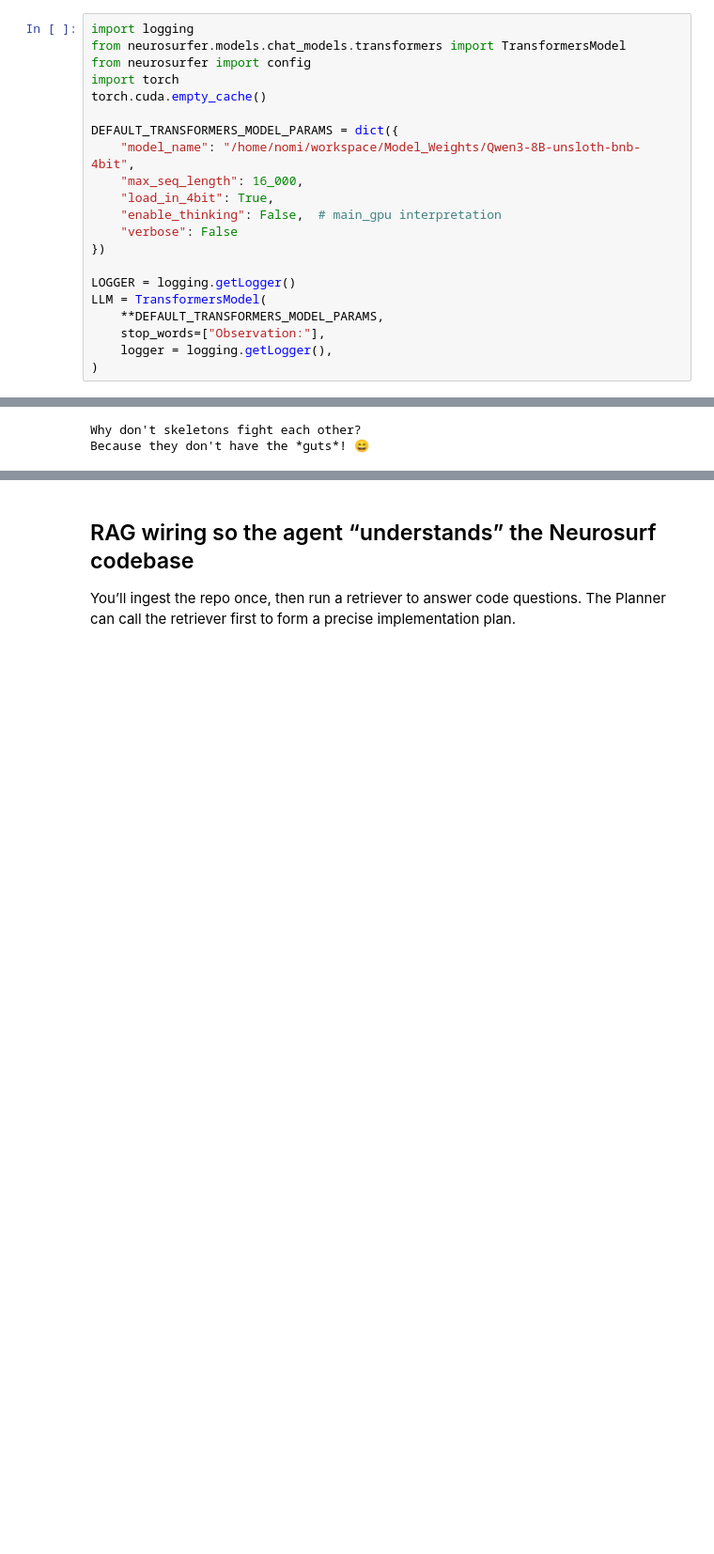
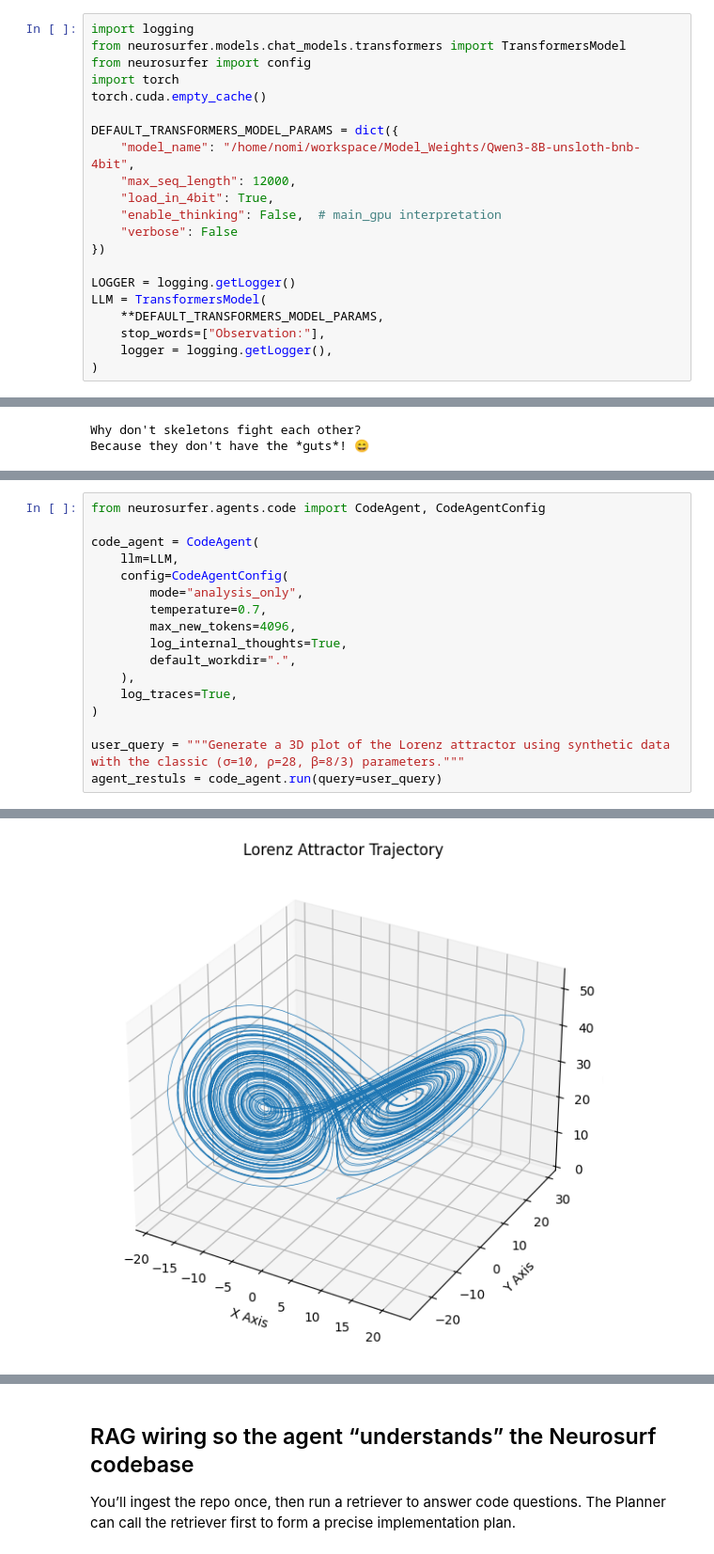
Before and after one commit to NaumanHSA/neurosurfer, a Jupyter notebook: neurosurfer_labs/graph_agent.ipynb, the cells around one changed output, grey strips where cells are left out. Shown at 94% size. Drawn from its saved outputs; the diff is of its cells as text; blank space fills up the shorter version.

Commit message:
Agents Tutorial

```diff
--- a/neurosurfer_labs/graph_agent.ipynb
+++ b/neurosurfer_labs/graph_agent.ipynb
@@ -16,7 +62,7 @@ torch.cuda.empty_cache()
 
 DEFAULT_TRANSFORMERS_MODEL_PARAMS = dict({
     "model_name": "/home/nomi/workspace/Model_Weights/Qwen3-8B-unsloth-bnb-4bit",
-    "max_seq_length": 16_000,
+    "max_seq_length": 12000,
     "load_in_4bit": True,
     "enable_thinking": False,  # main_gpu interpretation
     "verbose": False
@@ -399,0 +596,18 @@ res = react_agent.run(query=query, stream=False)
+# %%
+from neurosurfer.agents.code import CodeAgent, CodeAgentConfig
+
+code_agent = CodeAgent(
+    llm=LLM,
+    config=CodeAgentConfig(
+        mode="analysis_only",
+        temperature=0.7,
+        max_new_tokens=4096,
+        log_internal_thoughts=True,
+        default_workdir=".",
+    ),
+    log_traces=True,
+)
+
+user_query = """Generate a 3D plot of the Lorenz attractor using synthetic data with the classic (σ=10, ρ=28, β=8/3) parameters."""
+agent_restuls = code_agent.run(query=user_query)
+# %% [output]
@@ -399,0 +631 @@ res = react_agent.run(query=query, stream=False)
+[figure, added]
```
Also changed, not shown: parts of 23 cells of this notebook, 22 other files.
